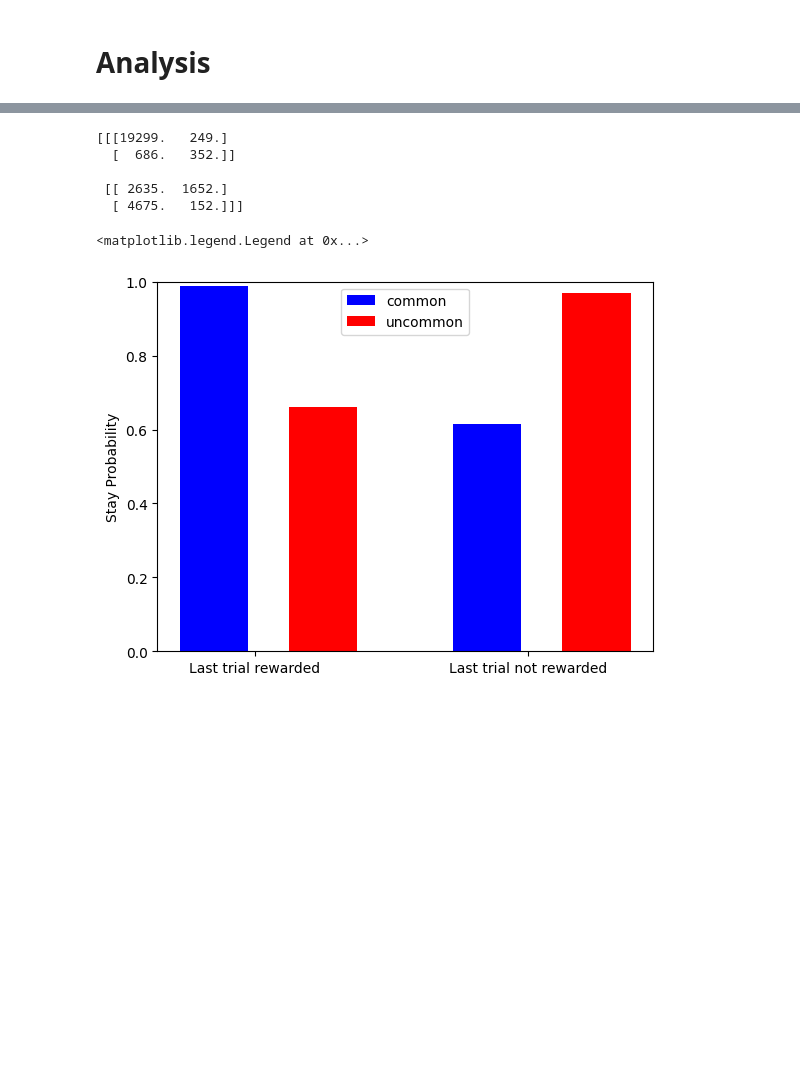
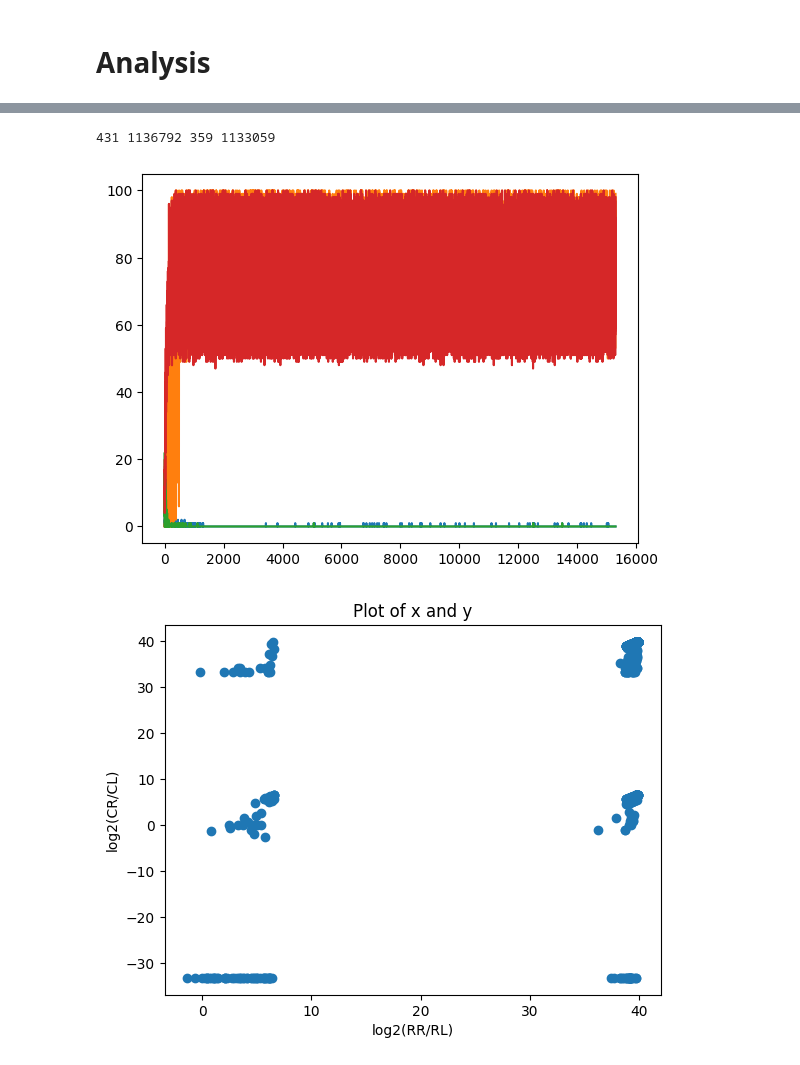
Before and after one commit to MRVNY/IAR-Meta-RL, a Jupyter notebook: Simulations/Simu1_TF2.ipynb, the cells around one changed output, grey strips where cells are left out. Cells and saved outputs as stored; diff of their text form; code cells hidden in the pictures; blank space fills up the shorter version.

```diff
--- a/Simulations/Simu1_TF2.ipynb
+++ b/Simulations/Simu1_TF2.ipynb
@@ -65,28 +50,41 @@ print(agent.env.stayProb())
-# %%
-import matplotlib.pyplot as plt
-
-fig, ax = plt.subplots()
-x = np.arange(2)
-ax.set_ylim([0.0, 1.0])
-ax.set_ylabel('Stay Probability')
-
-stay_probs = agent.env.stayProb()
-
-common = [stay_probs[0,0,0],stay_probs[1,0,0]]
-uncommon = [stay_probs[0,1,0],stay_probs[1,1,0]]
-
-ax.set_xticks([1.3,3.3])
-ax.set_xticklabels(['Last trial rewarded', 'Last trial not rewarded'])
-
-c = plt.bar([1,3],  common, color='b', width=0.5)
-uc = plt.bar([1.8,3.8], uncommon, color='r', width=0.5)
-plt.ylim(0,1)
-ax.legend( (c[0], uc[0]), ('common', 'uncommon') )
-# %% [output]
-[[[19299.   249.]
-  [  686.   352.]]
-
- [[ 2635.  1652.]
-  [ 4675.   152.]]]
-<matplotlib.legend.Legend at 0x...>
-[figure, removed]
+# %%
+import math
+import matplotlib.pyplot as plt
+
+def plotfigure1(x,y):
+    # Make sure that x and y have the same length
+    assert len(x) == len(y)
+    # Create a figure and an axis
+    fig, ax = plt.subplots()
+    # ax.set_xlim(-4,4)
+    # ax.set_ylim(-4,4)
+    # Plot x and y
+    ax.scatter(x, y)
+    # Add axis labels and a title
+    ax.set_xlabel('log2(RR/RL)')
+    ax.set_ylabel('log2(CR/CL)')
+    ax.set_title('Plot of x and y')
+    # Show the plot
+    plt.show()
+
+cl,cr,rl,rr = agent.env.get_abcd()
+
+print(sum(cl),sum(cr),sum(rl),sum(rr))
+plt.plot(cl)
+plt.plot(cr)
+plt.plot(rl)
+plt.plot(rr)
+plt.show()
+
+y = np.log2(np.divide(cr, [x+1e-10 for x in cl])+1e-10)
+x = np.log2(np.divide(rr, [x+1e-10 for x in rl])+1e-10)
+# #plotfigure1(x,y)
+# data = []
+# data.append((x,y))
+# x,y = list(zip(*data))[0],list(zip(*data))
+
+plotfigure1(x,y)
+# %% [output]
+431 1136792 359 1133059
+[figure, added]
+[figure, added]
```
Also changed, not shown: parts of 5 cells of this notebook, 11 other files.
